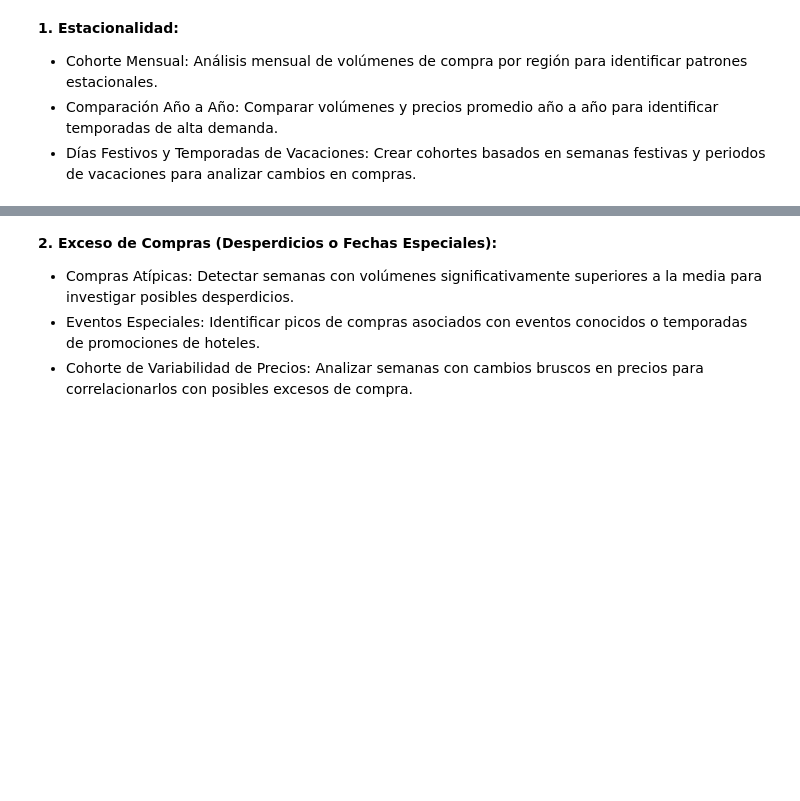
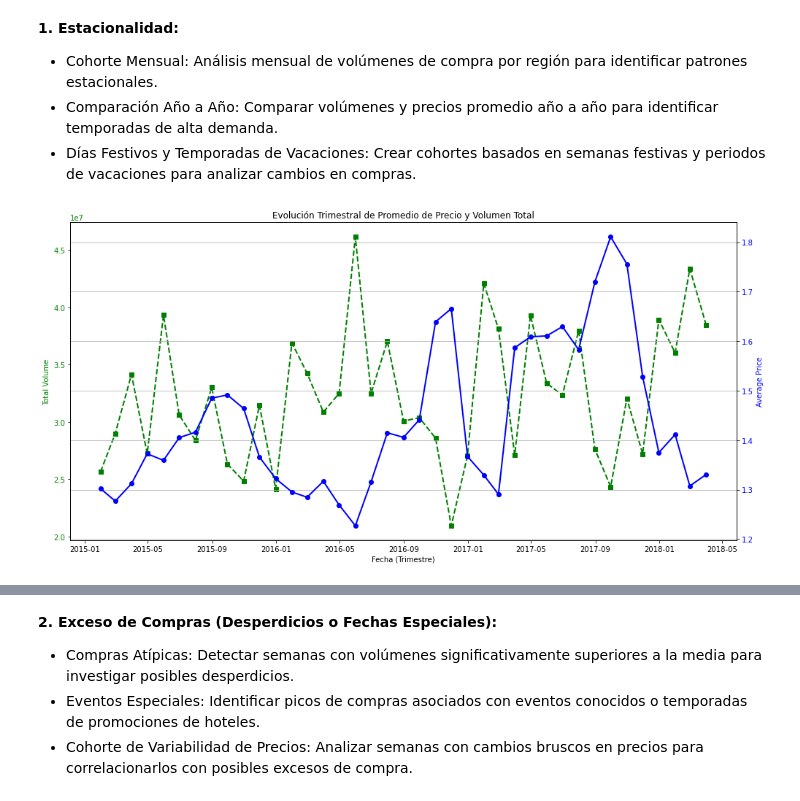
Before and after one commit to Julix4/AvoEconomics, a Jupyter notebook: cohortes-avanzados.ipynb, the cells around one changed output, grey strips where cells are left out. Saved outputs shown, nothing was run; the diff lists cells and outputs as text; code cells hidden in the pictures; blank space fills up the shorter version.

```diff
--- a/cohortes-avanzados.ipynb
+++ b/cohortes-avanzados.ipynb
@@ -9,30 +10,32 @@
 - Días Festivos y Temporadas de Vacaciones: Crear cohortes basados en semanas festivas y periodos de vacaciones para analizar cambios en compras.
 # %%
 # Crear cohortes menual usando AveragePrice, Total Volume y Date.
-cor1 = df.groupby(pd.Grouper(key='Date', freq='M')).agg(
+cor1 = df_avocado_hotels.groupby(pd.Grouper(key='Date', freq='M')).agg(
     avg_price=('AveragePrice', 'mean'),
     total_volume=('Total Volume', 'sum')
 ).reset_index()
 
 # Visualización
 fig, ax1 = plt.subplots(figsize=(14, 7))
 
 # Gráfico de líneas para el volumen total
 ax1.plot(cor1['Date'], cor1['total_volume'], marker='s', label='Total Volume', linestyle='--', linewidth=2, color='green')
 ax1.set_xlabel('Fecha (Trimestre)')
 ax1.set_ylabel('Total Volume', color='green')
 ax1.tick_params(axis='y', labelcolor='green')
 
 # Crear un segundo eje y para el promedio de precio
 ax2 = ax1.twinx()
 ax2.plot(cor1['Date'], cor1['avg_price'], marker='o', label='Average Price', linestyle='-', linewidth=2, color='blue')
 ax2.set_ylabel('Average Price', color='blue')
 ax2.tick_params(axis='y', labelcolor='blue')
 
 plt.title('Evolución Trimestral de Promedio de Precio y Volumen Total')
 fig.tight_layout()
 plt.grid(True)
 plt.show()
+# %% [output]
+[figure, added]
 # %%
 df_avocado_hotels
 # %% [output]
```
Also changed, not shown: parts of 6 cells of this notebook, 2 other files.
